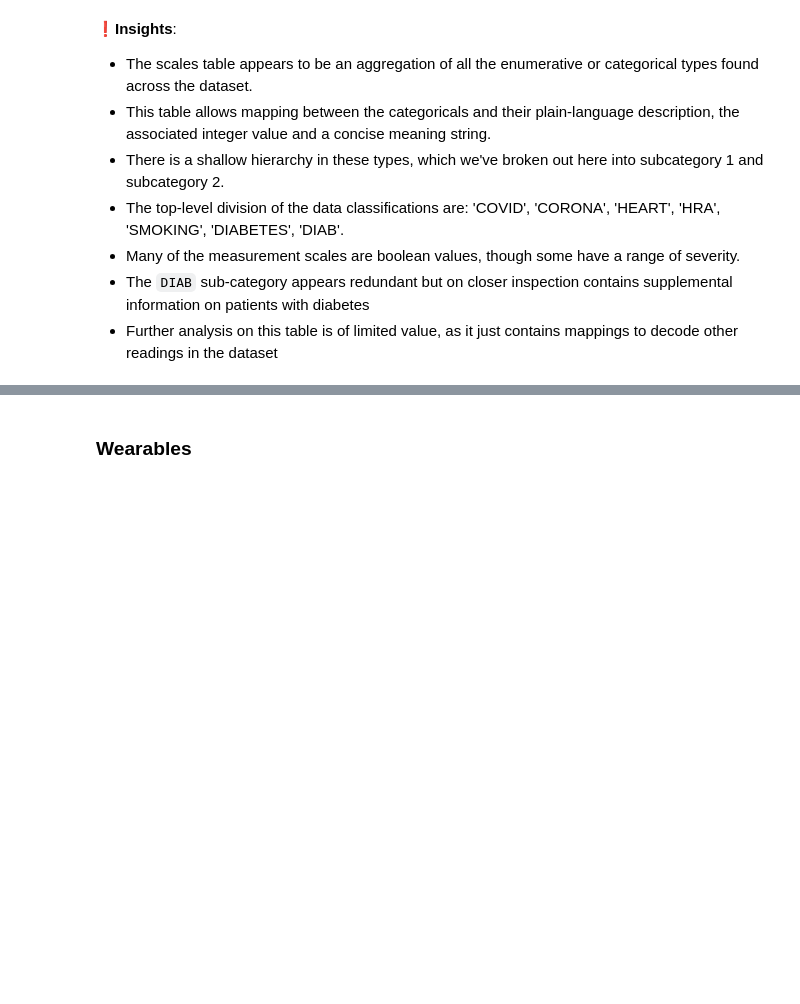
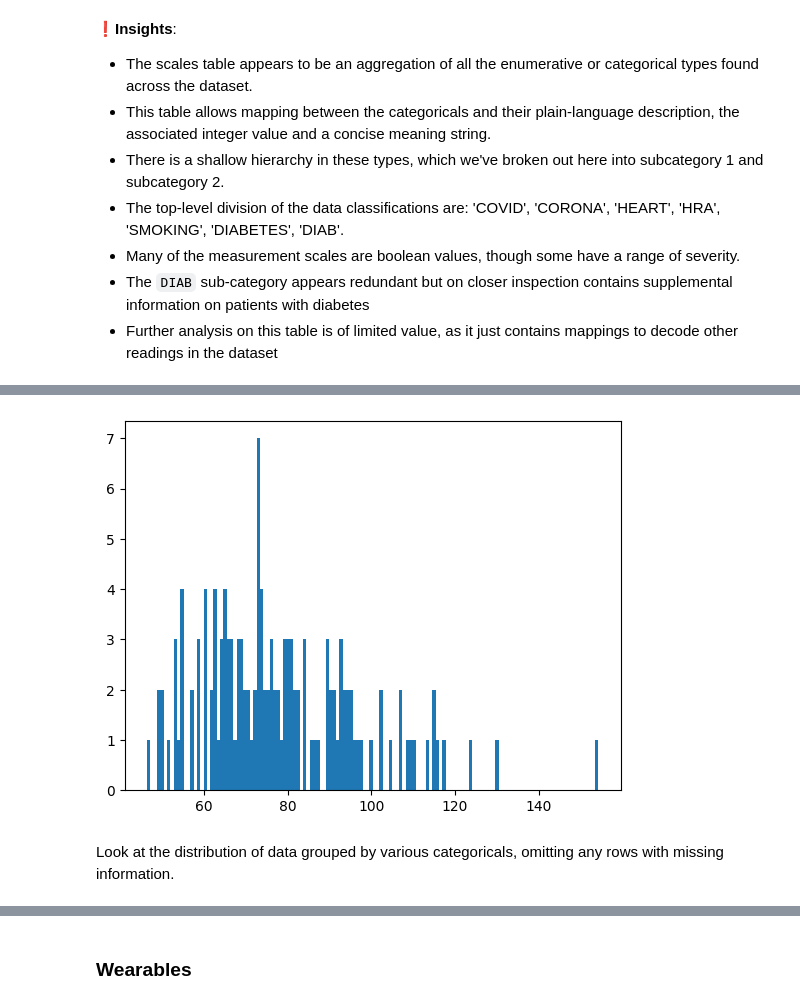
Before and after one commit to AIPI510/aipi510-fall24, a Jupyter notebook: ta4-trackstars.ipynb, the cells around one changed output, grey strips where cells are left out. Saved outputs shown, nothing was run; the diff lists cells and outputs as text; code cells hidden in the pictures; blank space fills up the shorter version.

```diff
--- a/ta4-trackstars.ipynb
+++ b/ta4-trackstars.ipynb
@@ -222,0 +303,6 @@ dfs['weather'].describe()
+# %%
+_ = mpl.pyplot.hist(df['weight'], bins=len(df))
+# %% [output]
+[figure, added]
+# %% [markdown]
+Look at the distribution of data grouped by various categoricals, omitting any rows with missing information.
```
Also changed, not shown: parts of 28 cells of this notebook.
